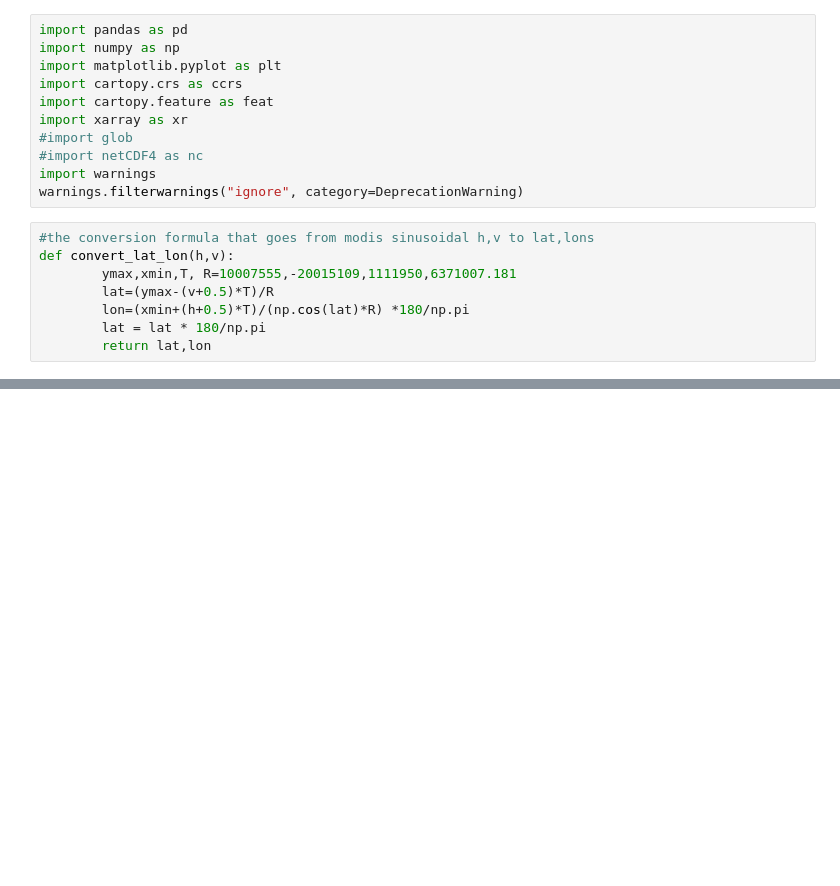
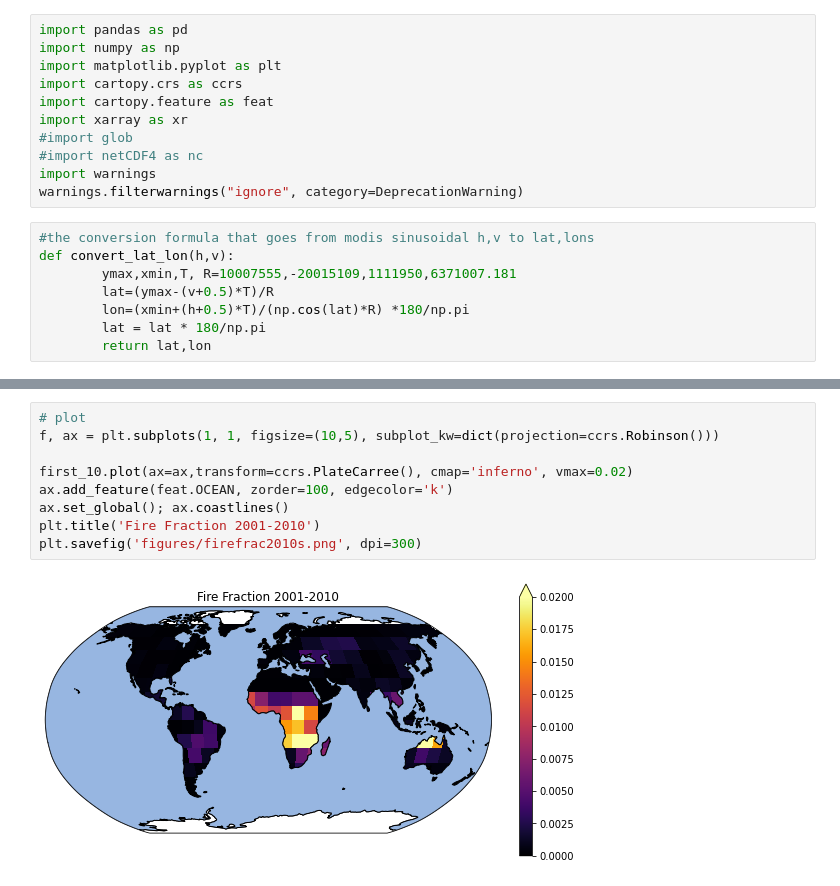
Before and after one commit to michael-ra/climate_change, a Jupyter notebook: data_visualisation.ipynb, the cells around one changed output, grey strips where cells are left out. Drawn from its saved outputs; the diff is of its cells as text; blank space fills up the shorter version.

```diff
--- a/data_visualisation.ipynb
+++ b/data_visualisation.ipynb
@@ -52,0 +153,11 @@ ax.set_global(); ax.coastlines()
+# %%
+# plot
+f, ax = plt.subplots(1, 1, figsize=(10,5), subplot_kw=dict(projection=ccrs.Robinson()))
+
+first_10.plot(ax=ax,transform=ccrs.PlateCarree(), cmap='inferno', vmax=0.02)
+ax.add_feature(feat.OCEAN, zorder=100, edgecolor='k')
+ax.set_global(); ax.coastlines()
+plt.title('Fire Fraction 2001-2010')
+plt.savefig('figures/firefrac2010s.png', dpi=300)
+# %% [output]
+[figure, added]
```
Also changed, not shown: parts of 16 cells of this notebook, 15 other files.
